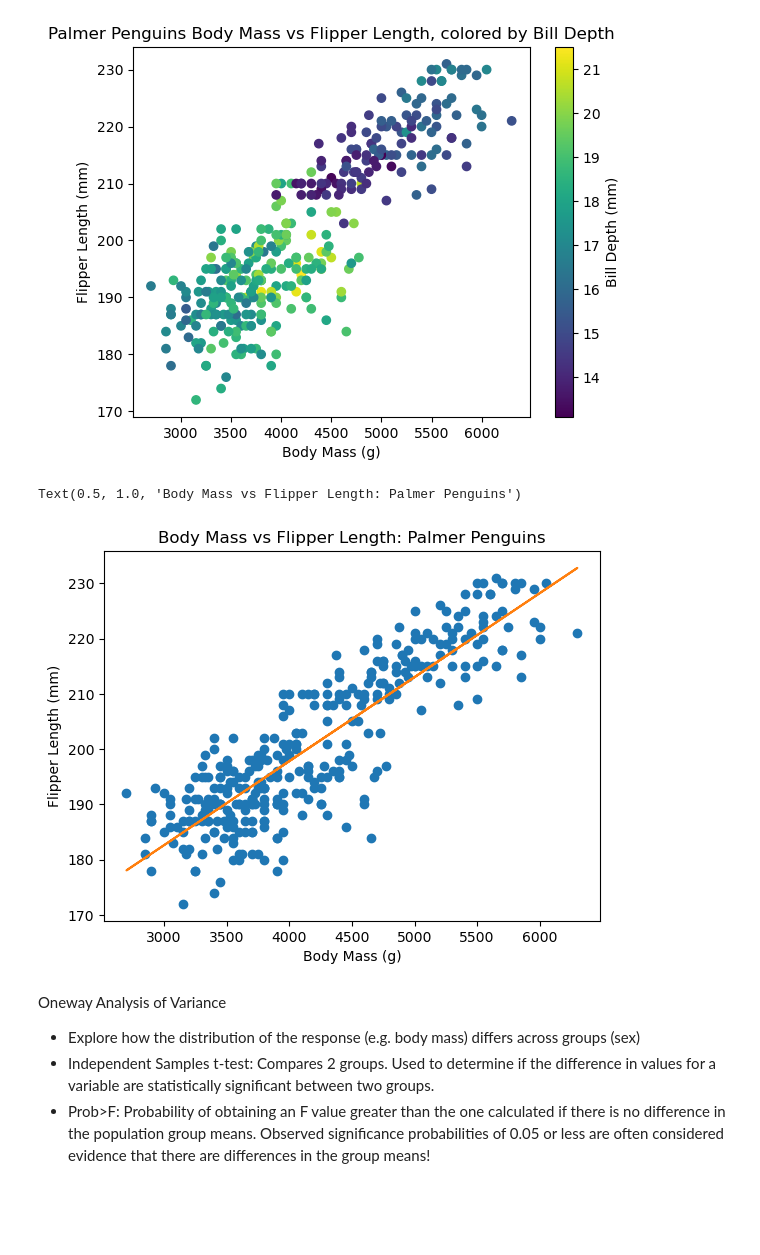
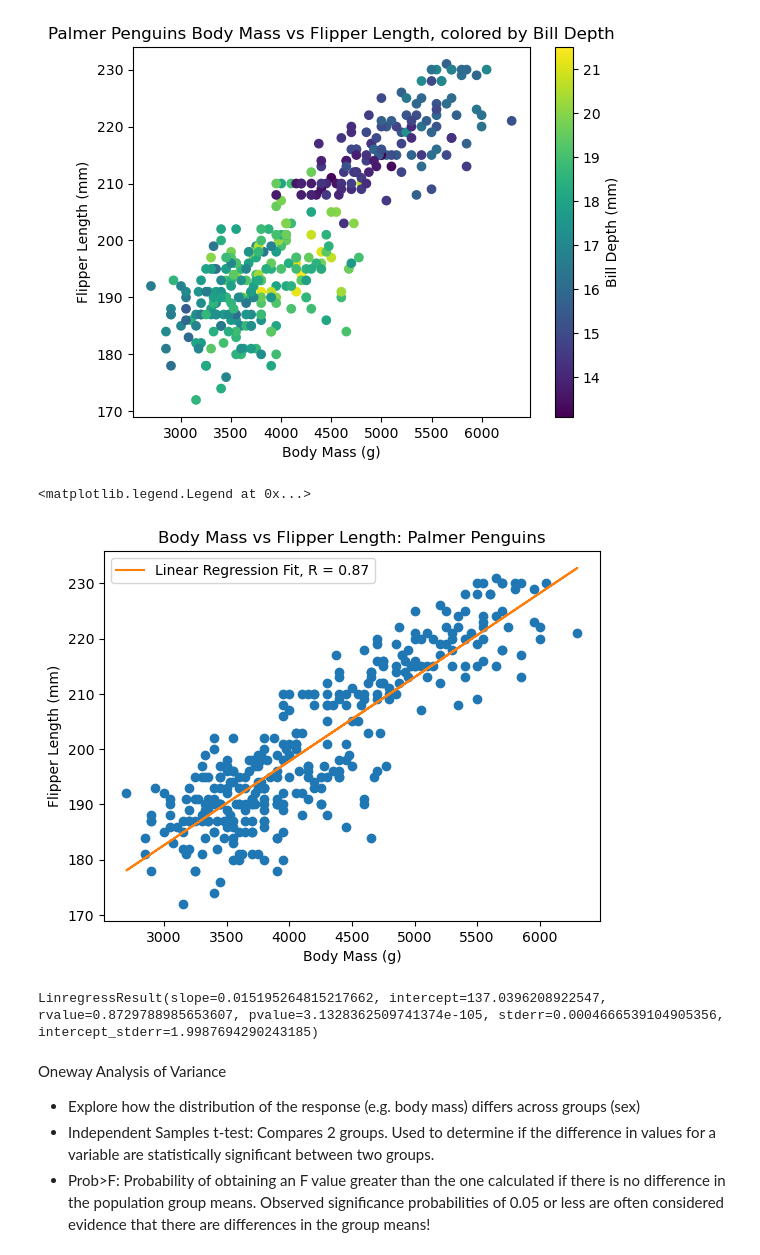
Before and after one commit to a-o-connor/palmerpenguins_data_analytics, a Jupyter notebook: palmerpenguinsanalysis.ipynb, the cells around one changed output. Saved outputs shown, nothing was run; the diff lists cells and outputs as text; code cells hidden in the pictures; blank space fills up the shorter version.

```diff
--- a/palmerpenguinsanalysis.ipynb
+++ b/palmerpenguinsanalysis.ipynb
@@ -256,14 +260,19 @@ m, c = np.polyfit(
 # %%
 fig, ax = plt.subplots()
 
 ax.plot(df_cleaned_empty_rows["body_mass_g"], df_cleaned_empty_rows["flipper_length_mm"], "o")
-ax.plot(df_cleaned_empty_rows["body_mass_g"], m*df_cleaned_empty_rows["body_mass_g"]+c)
+ax.plot(df_cleaned_empty_rows["body_mass_g"], m*df_cleaned_empty_rows["body_mass_g"]+c, label = "Linear Regression Fit, R = 0.87")
 ax.set_xlabel("Body Mass (g)")
 ax.set_ylabel("Flipper Length (mm)")
 ax.set_title("Body Mass vs Flipper Length: Palmer Penguins")
+ax.legend()
 # %% [output]
-Text(0.5, 1.0, 'Body Mass vs Flipper Length: Palmer Penguins')
+<matplotlib.legend.Legend at 0x...>
-[figure, old version]
+[figure, new version]
+# %%
+scipy.stats.linregress(df_cleaned_empty_rows["body_mass_g"], df_cleaned_empty_rows["flipper_length_mm"])
+# %% [output]
+LinregressResult(slope=0.015195264815217662, intercept=137.0396208922547, rvalue=0.8729788985653607, pvalue=3.1328362509741374e-105, stderr=0.0004666539104905356, intercept_stderr=1.9987694290243185)
 # %% [markdown]
 Oneway Analysis of Variance
 - Explore how the distribution of the response (e.g. body mass) differs across groups (sex)
```
Also changed, not shown: parts of 4 cells of this notebook, 1 other file.
